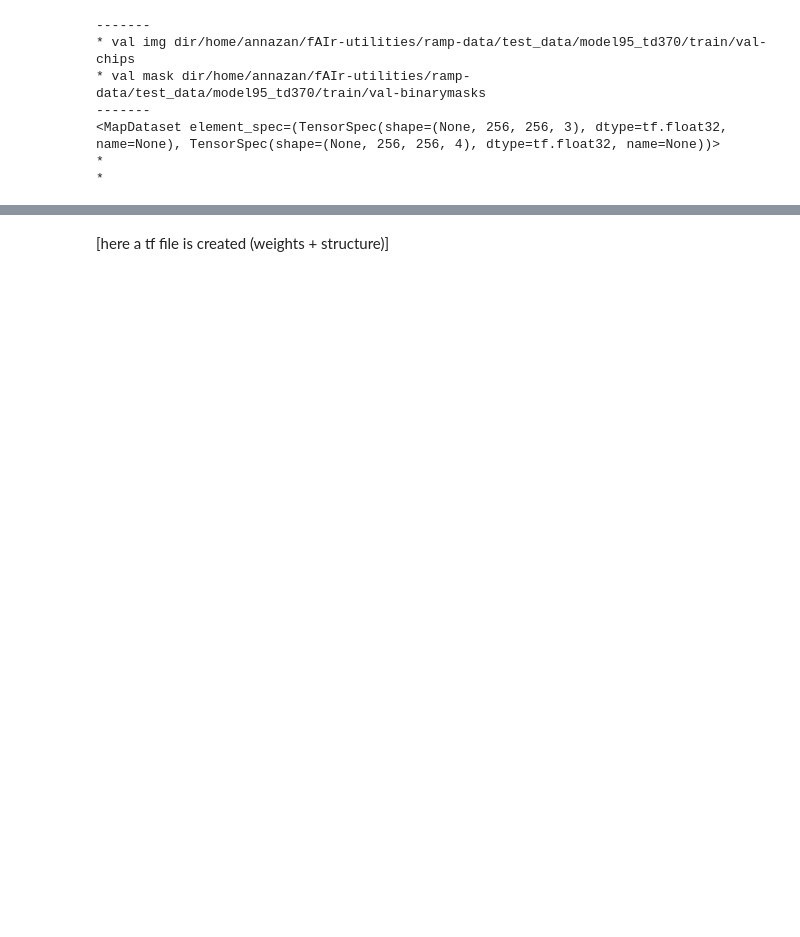
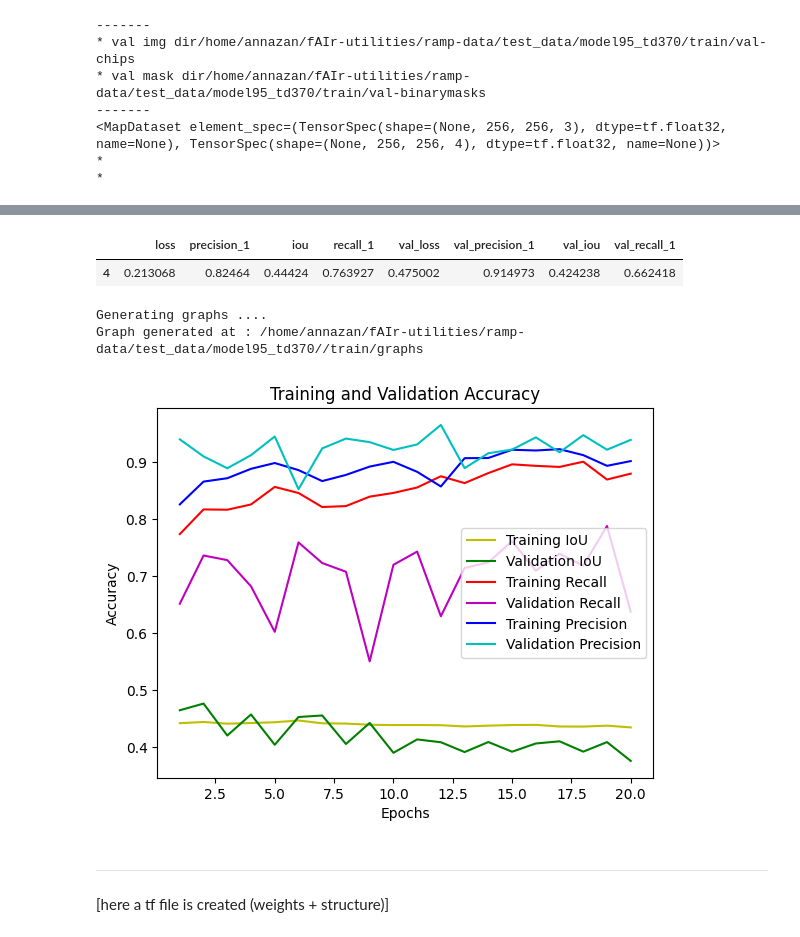
Before and after one commit to ciupava/fAIr-utilities, a Jupyter notebook: ohe_test.ipynb, the cells around one changed output, grey strips where cells are left out. Cells and saved outputs as stored; diff of their text form; code cells hidden in the pictures; blank space fills up the shorter version.

Commit message:
more tests on metrics and adding split pred file

```diff
--- a/ohe_test.ipynb
+++ b/ohe_test.ipynb
@@ -123,8 +131,10 @@ if cfg["metrics"]["use_metrics"]:
     # TODO: manually changing here for OHE experiment
     # get_metrics_fn_names = ["get_precision_fn", "get_iou_fn"]
     # get_metrics_fn_names = ["get_sparse_categorical_accuracy_fn", "get_precision_fn", "get_iou_fn", "get_recall_fn"]
-    get_metrics_fn_names = ["get_precision_fn"]
-    get_metrics_fn_parms = [{}]
+    # get_metrics_fn_parms = [{}, {}, {}, {}]
+    # get_metrics_fn_names = ["get_precision_fn", "get_recall_fn"]
+    get_metrics_fn_names = [ "get_precision_fn", "get_iou_fn", "get_recall_fn"]
+    get_metrics_fn_parms = [{}, {}, {}]
     #---
     for get_mf_name, mf_parms in zip(get_metrics_fn_names, get_metrics_fn_parms):
 
@@ -470,7 +489,7 @@ from time import perf_counter
 ## Main training block ##
 n_epochs = cfg["num_epochs"]
 # SG: manually make this 10
-n_epochs = 10
+n_epochs = 20
 print(
     f"Starting Training with {n_epochs} epochs , {batch_size} batch size , {steps_per_epoch} steps per epoch , {validation_steps} validation steps......"
 )
@@ -500,37 +580,55 @@ KeyError: 'Failed to format this callback filepath: "/home/annazan/fAIr-utilitie
+# %%
+history_last = pd.DataFrame.from_dict(history_saved)[-1:]
+history_last_df
+# %% [output]
+|  | loss | precision_1 | iou | recall_1 | val_loss | val_precision_1 | val_iou | val_recall_1 |
+| 4 | 0.213068 | 0.82464 | 0.44424 | 0.763927 | 0.475002 | 0.914973 | 0.424238 | 0.662418 |
 # %%
 
 # plot the training and validation accuracy and loss at each epoch
 print("Generating graphs ....")
 if not os.path.exists(cfg["graph_location"]):
     os.mkdir(cfg["graph_location"])
 
 loss = history.history["loss"]
 # val_loss = history.history["val_loss"]
 epochs = range(1, len(loss) + 1)
 
 # acc = history.history["sparse_categorical_accuracy"]
 # val_acc = history.history["val_sparse_categorical_accuracy"]
 
 #---
 # TODO: updated for OHE
-acc = history.history["precision_1"]
-val_acc = history.history["val_precision_1"]
+acc = history.history["iou"]
+val_acc = history.history["val_iou"]
+acc1 = history.history["recall_1"]
+val_acc1 = history.history["val_recall_1"]
+acc2 = history.history["precision_1"]
+val_acc2 = history.history["val_precision_1"]
 #---
 
 # Plot training and validation accuracy
-plt.plot(epochs, acc, "y", label="Training Accuracy")
-plt.plot(epochs, val_acc, "r", label="Validation Accuracy")
+plt.plot(epochs, acc, "y", label="Training IoU")
+plt.plot(epochs, val_acc, "g", label="Validation IoU")
+plt.plot(epochs, acc1, "r", label="Training Recall")
+plt.plot(epochs, val_acc1, "m", label="Validation Recall")
+plt.plot(epochs, acc2, "b", label="Training Precision")
+plt.plot(epochs, val_acc2, "c", label="Validation Precision")
 
 # Set labels and title
 plt.xlabel("Epochs")
 plt.ylabel("Accuracy")
 plt.title("Training and Validation Accuracy")
 
 plt.legend()
 plt.savefig(
     f"{cfg['graph_location']}/training_validation_sparse_categorical_accuracy.png"
 )
 print(f"Graph generated at : {cfg['graph_location']}")
-print(f"accuracy {acc}")
-print(f"accuracy {val_acc}")
-print(f"loss {loss}")
+# print(f"train accuracy {acc}")
+# print(f"valid accuracy {val_acc}")
+# print(f"loss {loss}")
+# %% [output]
+Generating graphs ....
+Graph generated at : /home/annazan/fAIr-utilities/ramp-data/test_data/model95_td370//train/graphs
+[figure, added]
@@ -540,3 +635,5 @@ print(history.history["val_iou"])
+# %% [markdown]
+---
 # %%
 
 # # APPENDIX: from copying across
```
Also changed, not shown: parts of 18 cells of this notebook, 5 other files.
